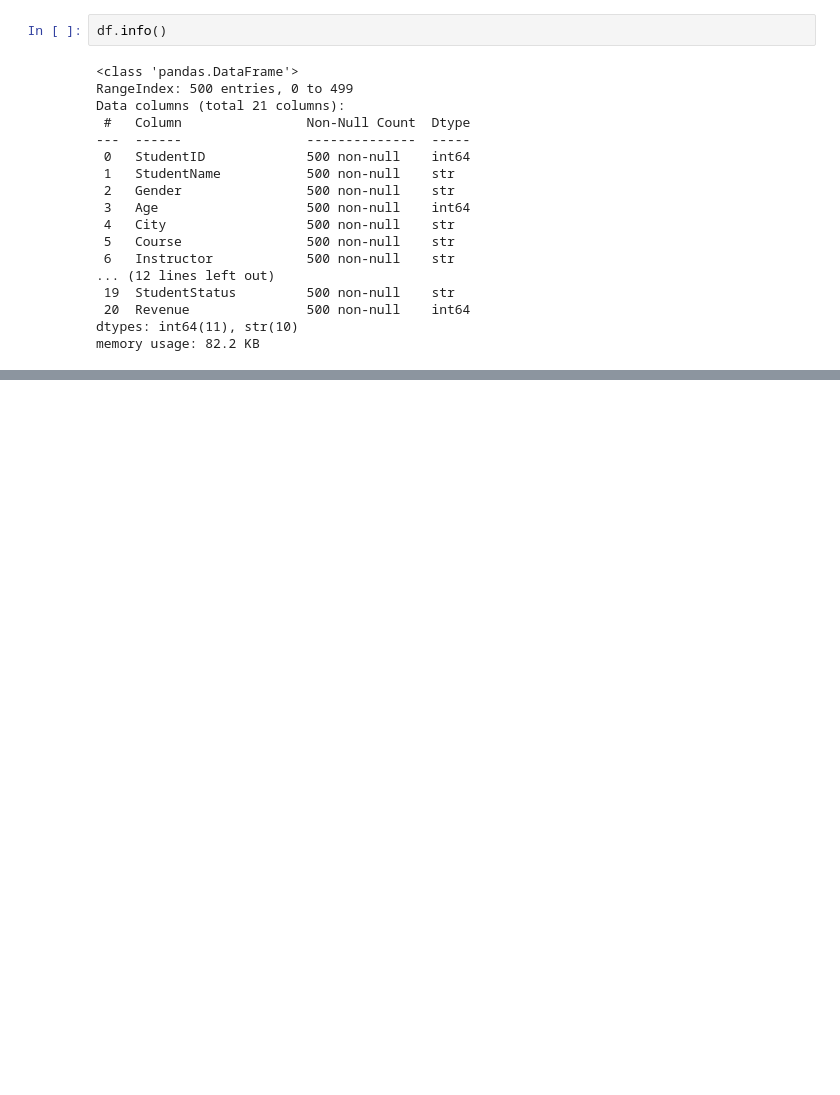
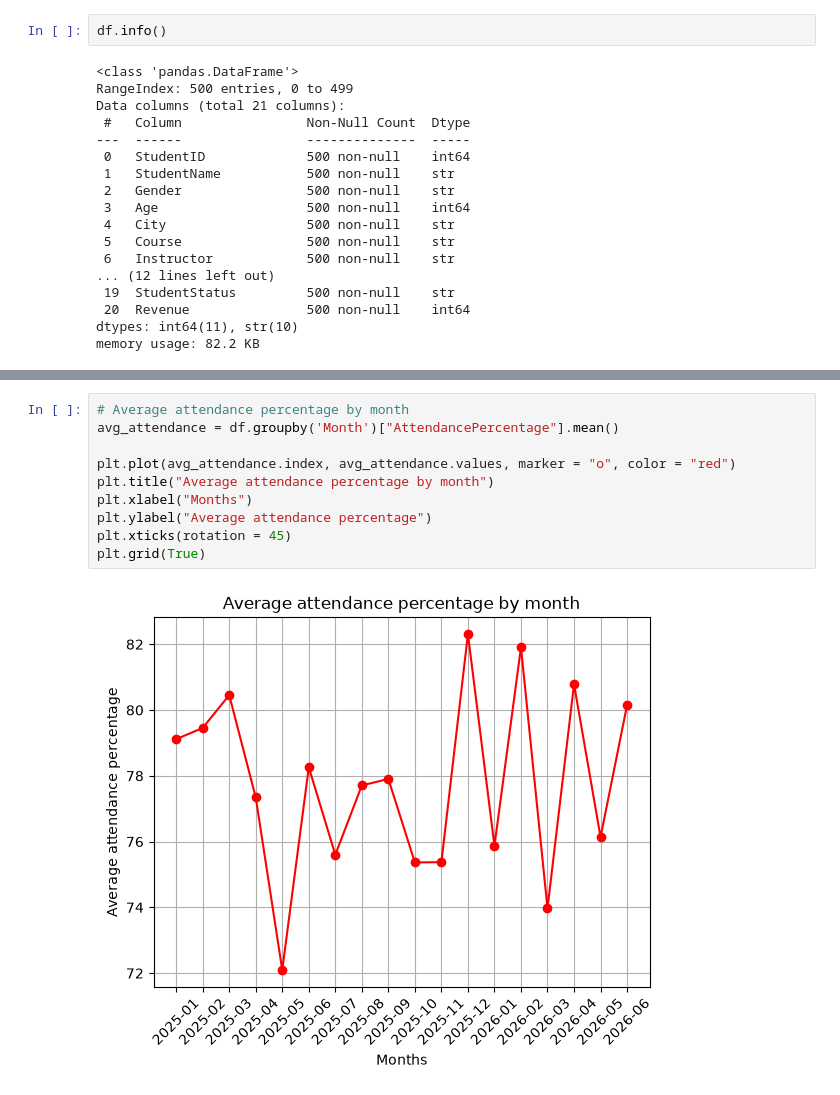
Before and after one commit to anuj7pradhan/PythonAI, a Jupyter notebook: Week 4/Assignment/assignment4.ipynb, the cells around one changed output, grey strips where cells are left out. Saved outputs shown, nothing was run; the diff lists cells and outputs as text; blank space fills up the shorter version.

```diff
--- a/Week 4/Assignment/assignment4.ipynb
+++ b/Week 4/Assignment/assignment4.ipynb
@@ -50,0 +140,12 @@ memory usage: 82.2 KB
+# %%
+# Average attendance percentage by month
+avg_attendance = df.groupby('Month')["AttendancePercentage"].mean()
+
+plt.plot(avg_attendance.index, avg_attendance.values, marker = "o", color = "red")
+plt.title("Average attendance percentage by month")
+plt.xlabel("Months")
+plt.ylabel("Average attendance percentage")
+plt.xticks(rotation = 45)
+plt.grid(True)
+# %% [output]
+[figure, added]
```
Also changed, not shown: parts of 26 cells of this notebook, 4 other files.
